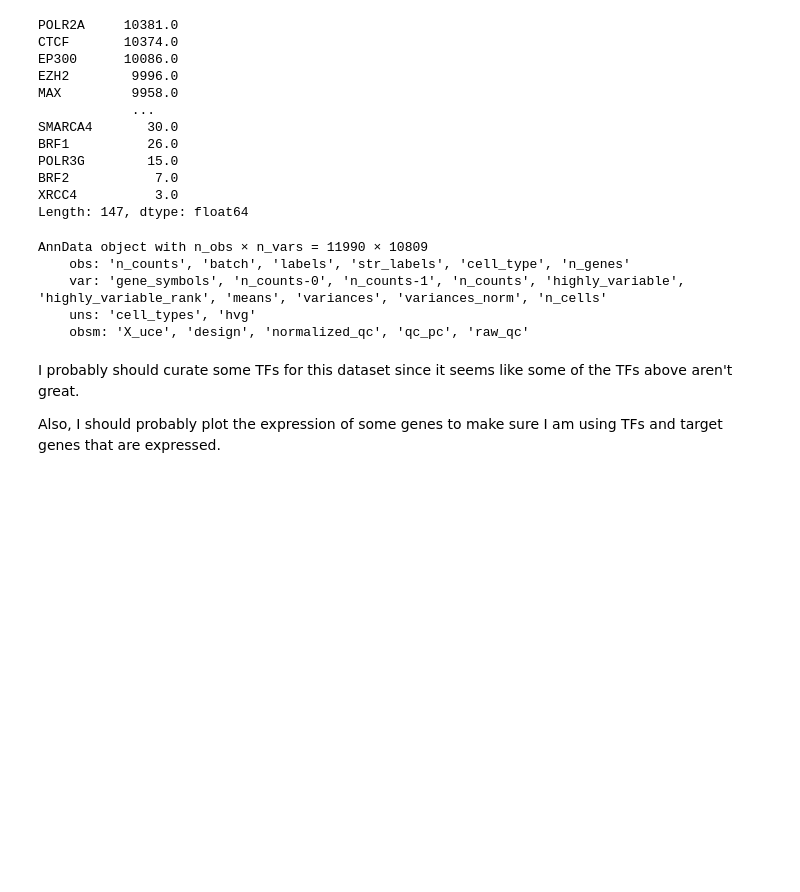
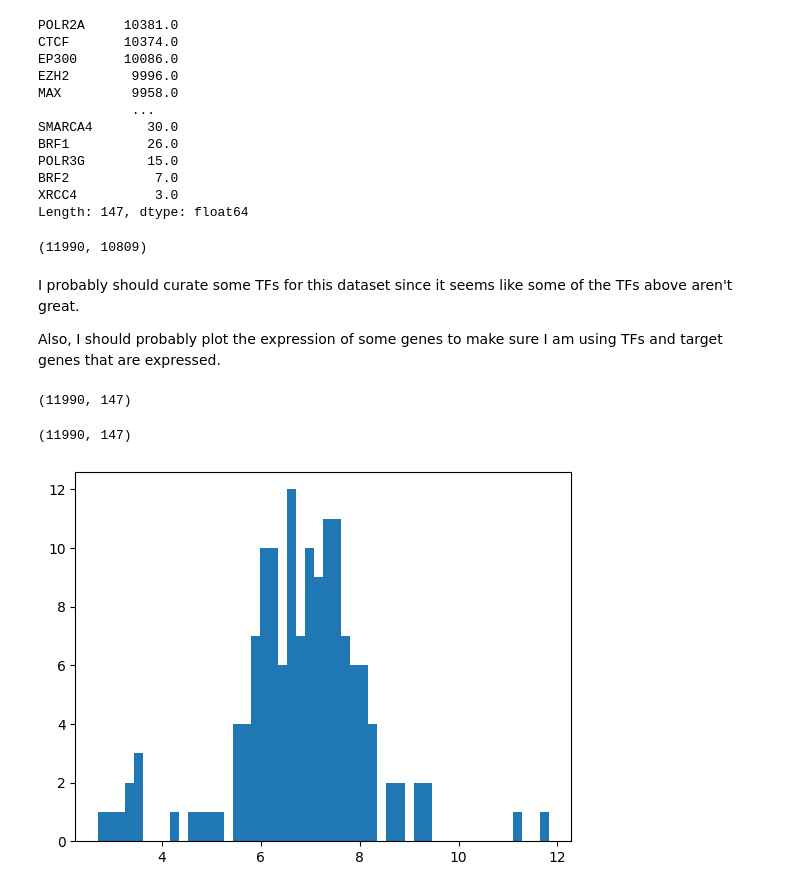
Before and after one commit to kamalobbad/UCE, a Jupyter notebook: notebooks/2024/AUG/08.21.ipynb, the cells around one changed output. Saved outputs shown, nothing was run; the diff lists cells and outputs as text; code cells hidden in the pictures; blank space fills up the shorter version.

```diff
--- a/notebooks/2024/AUG/08.21.ipynb
+++ b/notebooks/2024/AUG/08.21.ipynb
@@ -126,14 +127,16 @@ BRF2           7.0
 XRCC4          3.0
 Length: 147, dtype: float64
 # %%
-adata
+adata.X.shape
 # %% [output]
-AnnData object with n_obs × n_vars = 11990 × 10809
-    obs: 'n_counts', 'batch', 'labels', 'str_labels', 'cell_type', 'n_genes'
-    var: 'gene_symbols', 'n_counts-0', 'n_counts-1', 'n_counts', 'highly_variable', 'highly_variable_rank', 'means', 'variances', 'variances_norm', 'n_cells'
-    uns: 'cell_types', 'hvg'
-    obsm: 'X_uce', 'design', 'normalized_qc', 'qc_pc', 'raw_qc'
+(11990, 10809)
 # %% [markdown]
 I probably should curate some TFs for this dataset since it seems like some of the TFs above aren't great.
 
 Also, I should probably plot the expression of some genes to make sure I am using TFs and target genes that are expressed.
+# %%
+tfs_expression = adata.X[:, adata.var["gene_symbols"].isin(tfs_in_dataset)]
+
+tfs_expression.shape
+# %% [output]
+(11990, 147)
@@ -139,0 +149,10 @@ Also, I should probably plot the expression of some genes to make sure I am usin
+# %%
+tfs_expression = tfs_expression.toarray()
+
+tfs_expression.shape
+# %% [output]
+(11990, 147)
+# %%
+plt.hist(np.log1p(tfs_expression.sum(axis=0)), bins=50);
+# %% [output]
+[figure, added]
```
Also changed, not shown: parts of 17 cells of this notebook, 3 other files.
